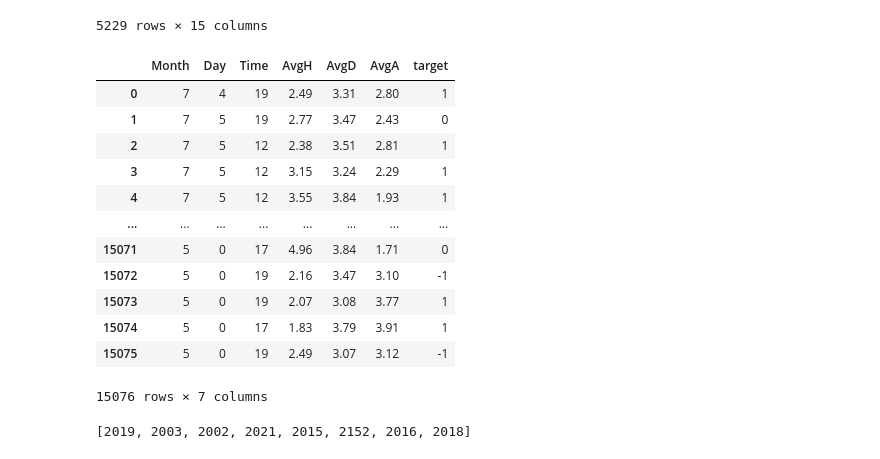
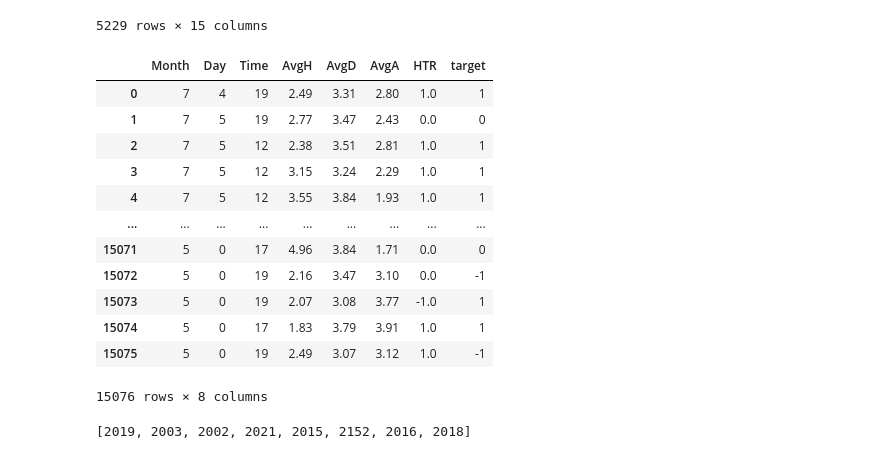
Before and after one commit to lebyanelm/neural-trained-models, a Jupyter notebook: ipynb/data_collection.ipynb, the cells around one changed output. Cells and saved outputs as stored; diff of their text form; code cells hidden in the pictures.

```diff
--- a/ipynb/data_collection.ipynb
+++ b/ipynb/data_collection.ipynb
@@ -277,21 +277,21 @@ DATA_NUMERIC
 5229 rows × 15 columns
 # %%
 DATA_NUMERIC["target"] = DATA_NUMERIC["FTR"]
-DATA_NUMERIC = DATA_NUMERIC[['Month', 'Day', 'Time', 'AvgH', 'AvgD', 'AvgA', 'target']]
+DATA_NUMERIC = DATA_NUMERIC[['Month', 'Day', 'Time', 'AvgH', 'AvgD', 'AvgA', 'HTR', 'target']]
 DATA_NUMERIC
 # %% [output]
-|  | Month | Day | Time | AvgH | AvgD | AvgA | target |
-| 0 | 7 | 4 | 19 | 2.49 | 3.31 | 2.80 | 1 |
-| 1 | 7 | 5 | 19 | 2.77 | 3.47 | 2.43 | 0 |
-| 2 | 7 | 5 | 12 | 2.38 | 3.51 | 2.81 | 1 |
-| 3 | 7 | 5 | 12 | 3.15 | 3.24 | 2.29 | 1 |
-| 4 | 7 | 5 | 12 | 3.55 | 3.84 | 1.93 | 1 |
-| ... | ... | ... | ... | ... | ... | ... | ... |
-| 15071 | 5 | 0 | 17 | 4.96 | 3.84 | 1.71 | 0 |
-| 15072 | 5 | 0 | 19 | 2.16 | 3.47 | 3.10 | -1 |
-| 15073 | 5 | 0 | 19 | 2.07 | 3.08 | 3.77 | 1 |
-| 15074 | 5 | 0 | 17 | 1.83 | 3.79 | 3.91 | 1 |
-| 15075 | 5 | 0 | 19 | 2.49 | 3.07 | 3.12 | -1 |
+|  | Month | Day | Time | AvgH | AvgD | AvgA | HTR | target |
+| 0 | 7 | 4 | 19 | 2.49 | 3.31 | 2.80 | 1.0 | 1 |
+| 1 | 7 | 5 | 19 | 2.77 | 3.47 | 2.43 | 0.0 | 0 |
+| 2 | 7 | 5 | 12 | 2.38 | 3.51 | 2.81 | 1.0 | 1 |
+| 3 | 7 | 5 | 12 | 3.15 | 3.24 | 2.29 | 1.0 | 1 |
+| 4 | 7 | 5 | 12 | 3.55 | 3.84 | 1.93 | 1.0 | 1 |
+| ... | ... | ... | ... | ... | ... | ... | ... | ... |
+| 15071 | 5 | 0 | 17 | 4.96 | 3.84 | 1.71 | 0.0 | 0 |
+| 15072 | 5 | 0 | 19 | 2.16 | 3.47 | 3.10 | 0.0 | -1 |
+| 15073 | 5 | 0 | 19 | 2.07 | 3.08 | 3.77 | -1.0 | 1 |
+| 15074 | 5 | 0 | 17 | 1.83 | 3.79 | 3.91 | 1.0 | 1 |
+| 15075 | 5 | 0 | 19 | 2.49 | 3.07 | 3.12 | 1.0 | -1 |
-15076 rows × 7 columns
+15076 rows × 8 columns
 # %%
 # SPLIT THE DATA INTO TRAIN AND TEST VALIDATION
```
Also changed, not shown: parts of 1 cell of this notebook, 3 other files.
